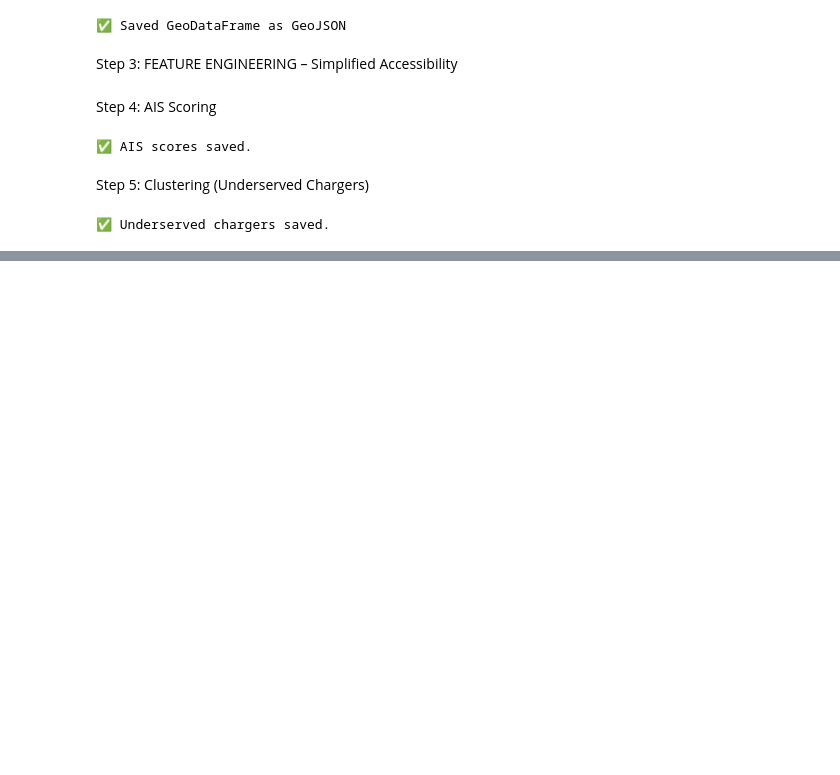
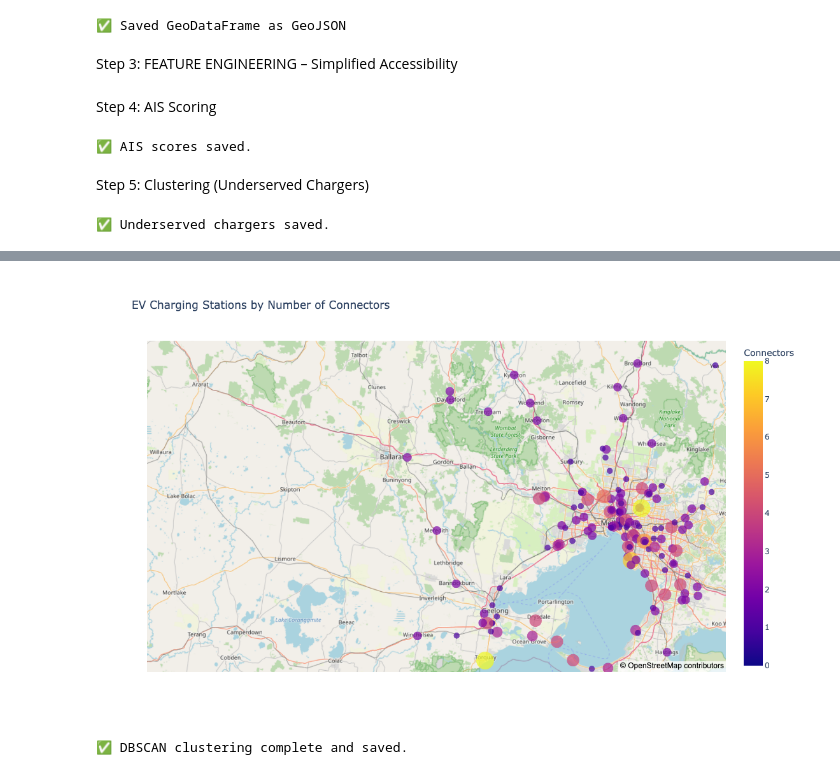
Before and after one commit to ebi-benny/EVAT, a Jupyter notebook: Charging Station Accessibility.ipynb, the cells around one changed output, grey strips where cells are left out. Saved outputs shown, nothing was run; the diff lists cells and outputs as text; code cells hidden in the pictures; blank space fills up the shorter version.

```diff
--- a/Charging Station Accessibility.ipynb
+++ b/Charging Station Accessibility.ipynb
@@ -160,0 +212,48 @@ print("✅ Underserved chargers saved.")
+# %%
+import plotly.express as px
+import pandas as pd
+
+api_df = pd.read_csv("/Users/ebibenny/Desktop/Assignments/SIT782 Project B/ChargingAccessibility/data/open_charge_map_au.csv")
+
+fig = px.scatter_mapbox(api_df,
+                        lat="Latitude",
+                        lon="Longitude",
+                        color="Connectors",
+                        size="Connectors",  # updated
+                        hover_name="Title",
+                        mapbox_style="open-street-map",
+                        zoom=4,
+                        title="EV Charging Stations by Number of Connectors")
+
+fig.update_layout(height=700, width=1100)
+fig.show()
+# %% [output]
+[figure, added]
+# %%
+from sklearn.cluster import DBSCAN
+import pandas as pd
+import numpy as np
+import os
+
+# Load your dataset
+chargers = pd.read_csv("/Users/ebibenny/Desktop/Assignments/SIT782 Project B/ChargingAccessibility/data/open_charge_map_au.csv")
+
+# Drop rows with missing coordinates
+chargers = chargers.dropna(subset=["Latitude", "Longitude"])
+
+# Prepare coordinates for clustering
+coords = chargers[['Latitude', 'Longitude']].values
+
+# Apply DBSCAN clustering
+db = DBSCAN(eps=0.3, min_samples=5).fit(coords)  # eps=0.3 is in degrees (~30km); you can adjust
+
+# Add cluster labels to DataFrame
+chargers['cluster'] = db.labels_
+
+# Optional: save to CSV
+save_path = "/Users/ebibenny/Desktop/Assignments/SIT782 Project B/ChargingAccessibility/data"
+chargers.to_csv(os.path.join(save_path, 'clustered_chargers.csv'), index=False)
+
+print("✅ DBSCAN clustering complete and saved.")
+# %% [output]
+✅ DBSCAN clustering complete and saved.
```
Also changed, not shown: parts of 4 cells of this notebook.
